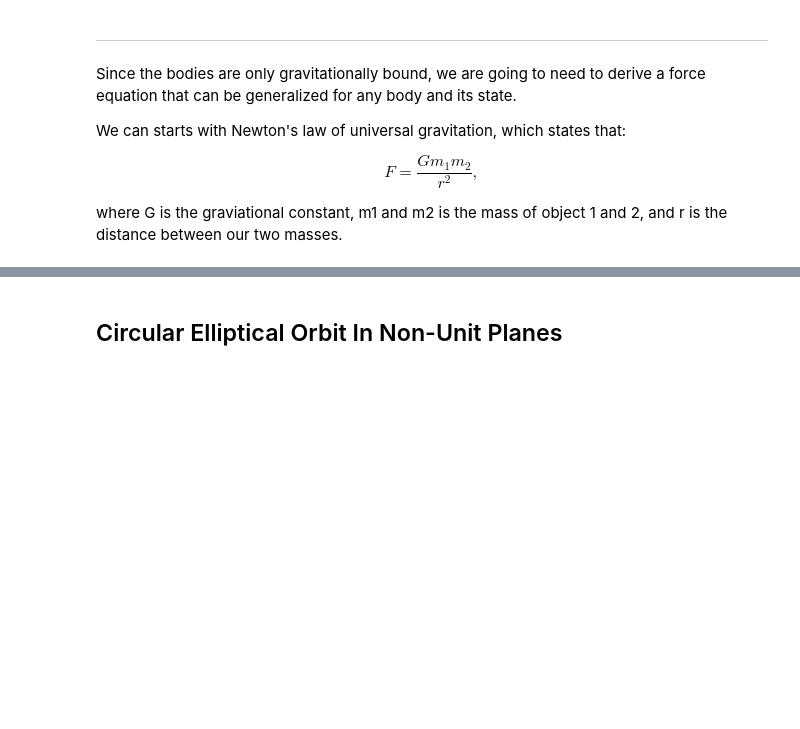
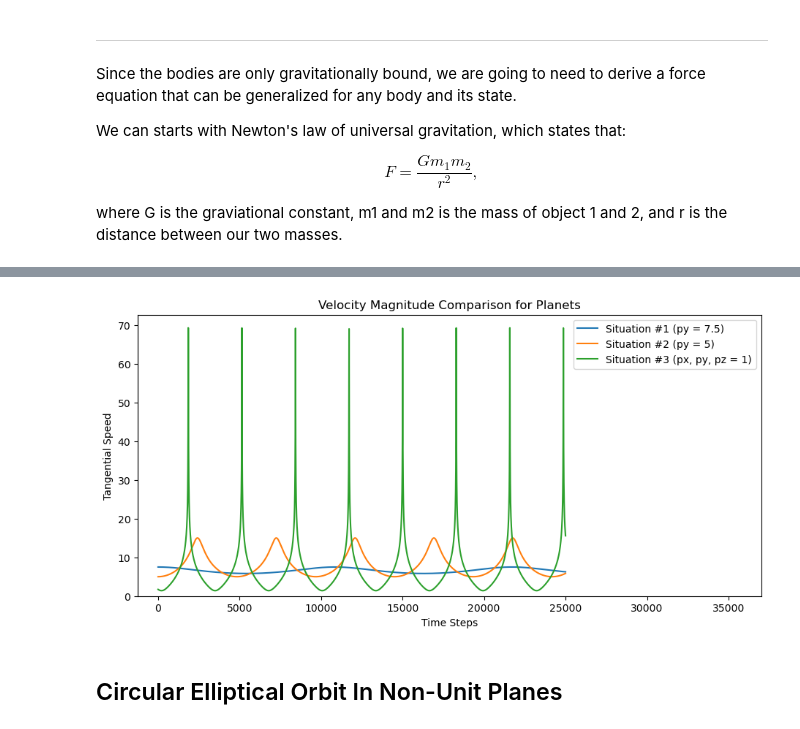
Before and after one commit to balderal/PH-364---Group-6.3-Repository, a Jupyter notebook: final_document.ipynb, the cells around one changed output, grey strips where cells are left out. Saved outputs shown, nothing was run; the diff lists cells and outputs as text; code cells hidden in the pictures; blank space fills up the shorter version.

Commit message:
Updating final doc

```diff
--- a/final_document.ipynb
+++ b/final_document.ipynb
@@ -118,0 +93,30 @@ def force_calculation(objects, N, G, soft_len, t, dt, frame_num):
+# %%
+def force_calculation(objects, N, G, soft_len, dt, frame_num):
+    #Sets force equal to 0
+    objects[:,7:10] = 0
+
+    #Records current object position and frame
+    if frame_num % frame_skip == 0:
+        for i in range(N):
+            frames.append((objects[i,1], objects[i,2], objects[i,3], str(i), frame_num/frame_skip))
+
+    #Calculating the force between every object
+    for i in range(N):
+        for j in range(i+1,N):
+            if i != j:
+                r = objects[j,1:4] - objects[i,1:4]
+                r_dot = np.dot(r,r)
+
+                F = -G * objects[i,0] * objects[j,0] * (r / (r_dot + soft_len**2)**1.5)
+
+                objects[i,7:10] -= F
+                objects[j,7:10] += F
+
+    #Updating momentum
+    objects[:,4:7] += objects[:,7:10] * dt
+
+    #Updating Position
+    for i in range(N): #Put in for loop so that mass is a scalar instead of an array of different shape from momentum. [find better solution?]
+        objects[i,1:4] += (objects[i,4:7] / objects[i,0]) * dt
+
+    return(frames, objects[:,4:7])
@@ -184,3 +297,17 @@ fig.show()
+# %%
+time = np.arange(0,int(Time/dt),1)
+
+plt.figure(figsize=(11, 5))
+plt.plot(time, vel0, label='Situation #1 (py = 7.5)')
+plt.plot(time, vel1, label='Situation #2 (py = 5)')
+plt.plot(time, vel2, label='Situation #3 (px, py, pz = 1)')
+plt.axis(ymin=0, xmax=37000)
+plt.title('Velocity Magnitude Comparison for Planets')
+plt.xlabel('Time Steps')
+plt.ylabel('Tangential Speed')
+plt.legend();
+# %% [output]
+[figure, added]
 # %% [markdown]
 ## Circular Elliptical Orbit In Non-Unit Planes
 # %%
```
Also changed, not shown: parts of 12 cells of this notebook.
